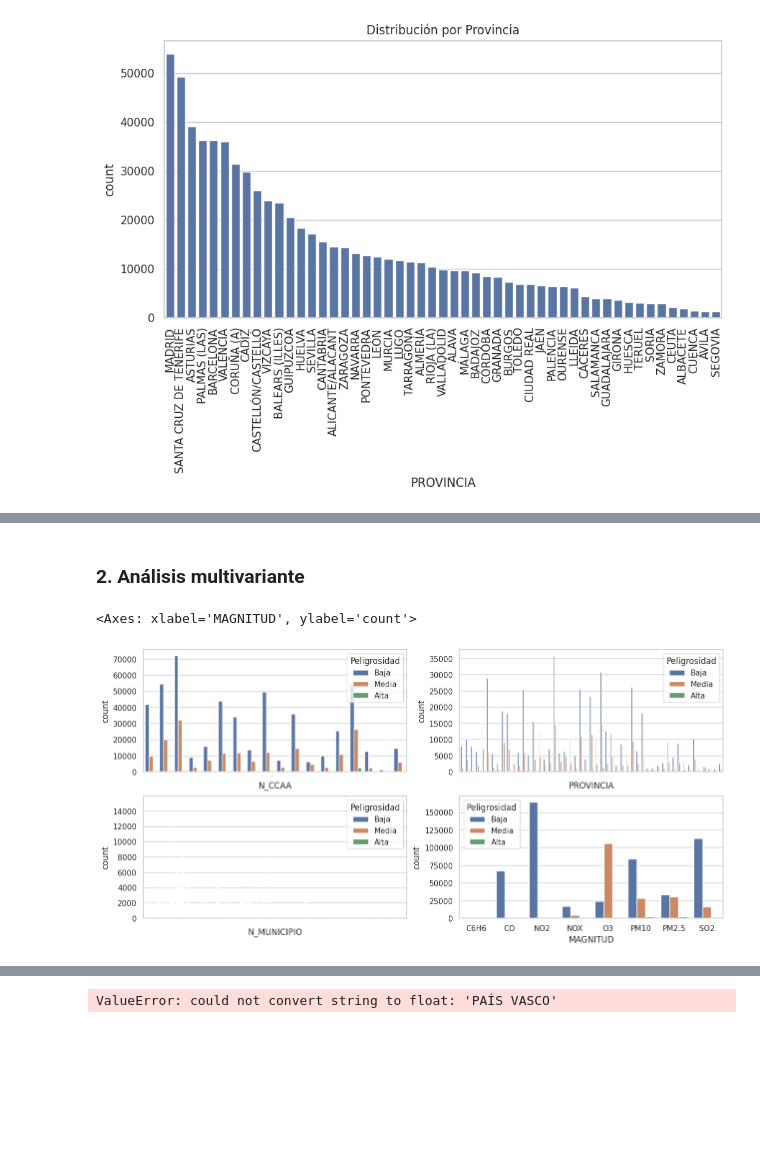
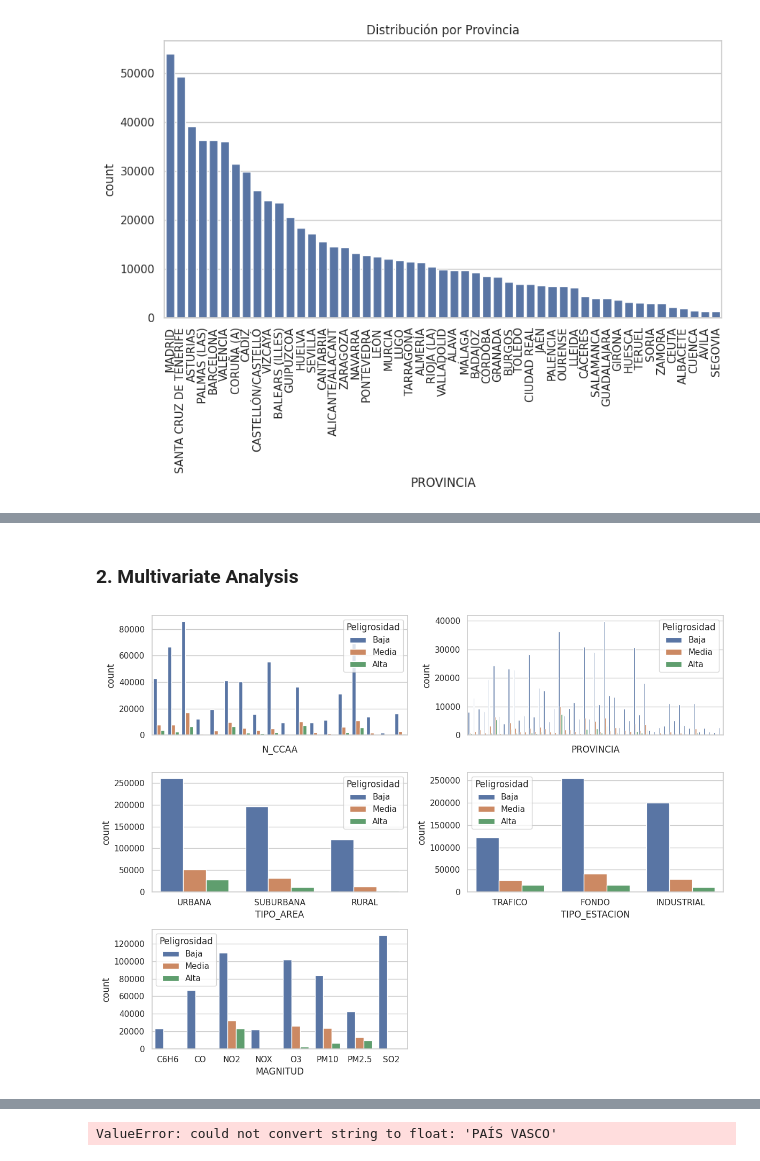
Before and after one commit to Pilizmt/Final-project-air-quality, a Jupyter notebook: src/EDA.ipynb, the cells around one changed output, grey strips where cells are left out. Cells and saved outputs as stored; diff of their text form; code cells hidden in the pictures; blank space fills up the shorter version.

```diff
--- a/src/EDA.ipynb
+++ b/src/EDA.ipynb
@@ -90,23 +90,21 @@ def clasificar_peligrosidad(valor, umbrales):
 # Aplicar la función a cada fila del DataFrame
 def clasificar_fila(row):
     contaminante = row['MAGNITUD']
-    valor = row['Media_Horaria']
+    valor = row['Media_Diaria']
     if contaminante in umbrales_peligrosidad:
         return clasificar_peligrosidad(valor, umbrales_peligrosidad[contaminante])
 
-# Umbrales de peligrosidad definidos para los 8 contaminantes
 umbrales_peligrosidad = {
-    'SO2': {'bajo': 6, 'alto': 20},
-    'CO': {'bajo': 3.25, 'alto': 10},
-    'NO': {'bajo': 60, 'alto': 200},
-    'NO2': {'bajo': 60, 'alto': 180},
-    'PM2.5': {'bajo': 8, 'alto': 25},
-    'PM10': {'bajo': 25, 'alto': 75},
-    'NOX': {'bajo': 10, 'alto': 30},
-    'O3': {'bajo': 40, 'alto': 120}
+    'SO2': {'bajo': 25, 'alto': 40},
+    'CO': {'bajo': 2, 'alto': 4},
+    'C6H6': {'bajo': 2, 'alto': 5},
+    'NO2': {'bajo': 15, 'alto': 25},
+    'PM2.5': {'bajo': 10, 'alto': 15},
+    'PM10': {'bajo': 25, 'alto': 45},
+    'NOX': {'bajo': 75, 'alto': 100},
+    'O3': {'bajo': 75, 'alto': 100}
 }
 
-# Crear una nueva columna con la clasificación de peligrosidad
 clean_df['Peligrosidad'] = clean_df.apply(clasificar_fila, axis=1)
 
 clean_df
@@ -137,0 +135,8 @@ Media         186442      7     O3  105991
+# %%
+# Remove time columns
+columnas_h = [column for column in clean_df.columns if 'H' in column]
+
+clean_df = clean_df.drop(columnas_h, axis=1)
+# %%
+clean_df = clean_df.drop('ESTACION', axis=1)
+clean_df
@@ -205,13 +206,18 @@ plt.show()
 # %% [markdown]
-### **2. Análisis multivariante**
+### **2. Multivariate Analysis**
 # %%
 # Análisis Categórico-categórico
-fig, axis = plt.subplots(2, 2, figsize = (15, 7))
+fig, axis = plt.subplots(3, 2, figsize = (12, 9))
 
-sns.countplot(ax = axis[0, 0], data = clean_df, x = "N_CCAA", hue = "Peligrosidad").set_xticklabels([])
-sns.countplot(ax = axis[0, 1], data = clean_df, x = "PROVINCIA", hue = "Peligrosidad").set_xticklabels([])
-sns.countplot(ax = axis[1, 0], data = clean_df, x = "N_MUNICIPIO", hue = "Peligrosidad").set_xticklabels([])
-sns.countplot(ax = axis[1, 1], data = clean_df, x = "MAGNITUD", hue = "Peligrosidad")
+sns.countplot(ax = axis[0, 0], data = clean_df, x = 'N_CCAA', hue = 'Peligrosidad').set_xticklabels([])
+sns.countplot(ax = axis[0, 1], data = clean_df, x = 'PROVINCIA', hue = 'Peligrosidad').set_xticklabels([])
+sns.countplot(ax = axis[1, 0], data = clean_df, x = 'TIPO_AREA', hue = 'Peligrosidad')
+sns.countplot(ax = axis[1, 1], data = clean_df, x = 'TIPO_ESTACION', hue = 'Peligrosidad')
+sns.countplot(ax = axis[2, 0], data = clean_df, x = 'MAGNITUD', hue = 'Peligrosidad')
+
+fig.delaxes(axis[2, 1])
+
+plt.tight_layout()
+plt.show()
 # %% [output]
-<Axes: xlabel='MAGNITUD', ylabel='count'>
-[figure, old version]
+[figure, new version]
```
Also changed, not shown: parts of 12 cells of this notebook, 2 other files.
